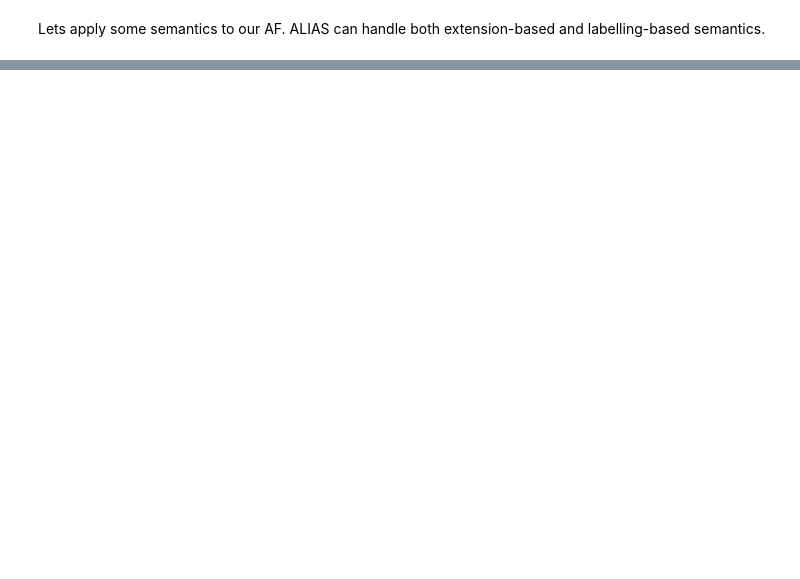
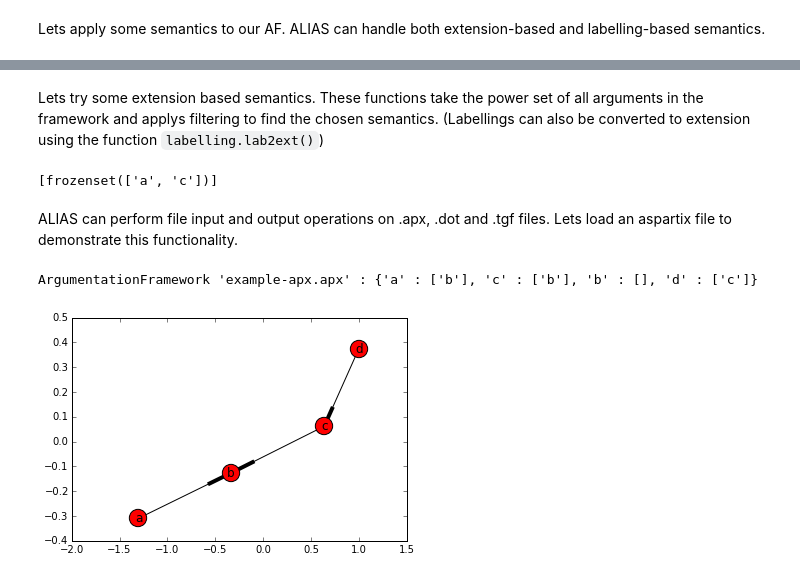
Before and after one commit to alias-org/alias, a Jupyter notebook: examples/demonstration-notebook.ipynb, the cells around one changed output, grey strips where cells are left out. Cells and saved outputs as stored; diff of their text form; code cells hidden in the pictures; blank space fills up the shorter version.

```diff
--- a/examples/demonstration-notebook.ipynb
+++ b/examples/demonstration-notebook.ipynb
@@ -75,0 +91,18 @@ Lets apply some semantics to our AF.  ALIAS can handle both extension-based and
+# %% [markdown]
+Lets try some extension based semantics.  These functions take the power set of all arguments in the framework and applys filtering to find the chosen semantics.  (Labellings can also be converted to extension using the function `labelling.lab2ext()`)
+# %%
+stabext = example.extension_stable()
+print stabext
+# %% [output]
+[frozenset(['a', 'c'])]
+# %% [markdown]
+ALIAS can perform file input and output operations on .apx, .dot and .tgf files.  Lets load an aspartix file to demonstrate this functionality.
+# %%
+exampleapx = al.read_apx('example-apx.apx')
+print exampleapx
+# %% [output]
+ArgumentationFramework 'example-apx.apx' : {'a' : ['b'], 'c' : ['b'], 'b' : [], 'd' : ['c']}
+# %%
+al.draw_framework(exampleapx)
+# %% [output]
+[figure, added]
```
Also changed, not shown: parts of 18 cells of this notebook, 19 other files.
